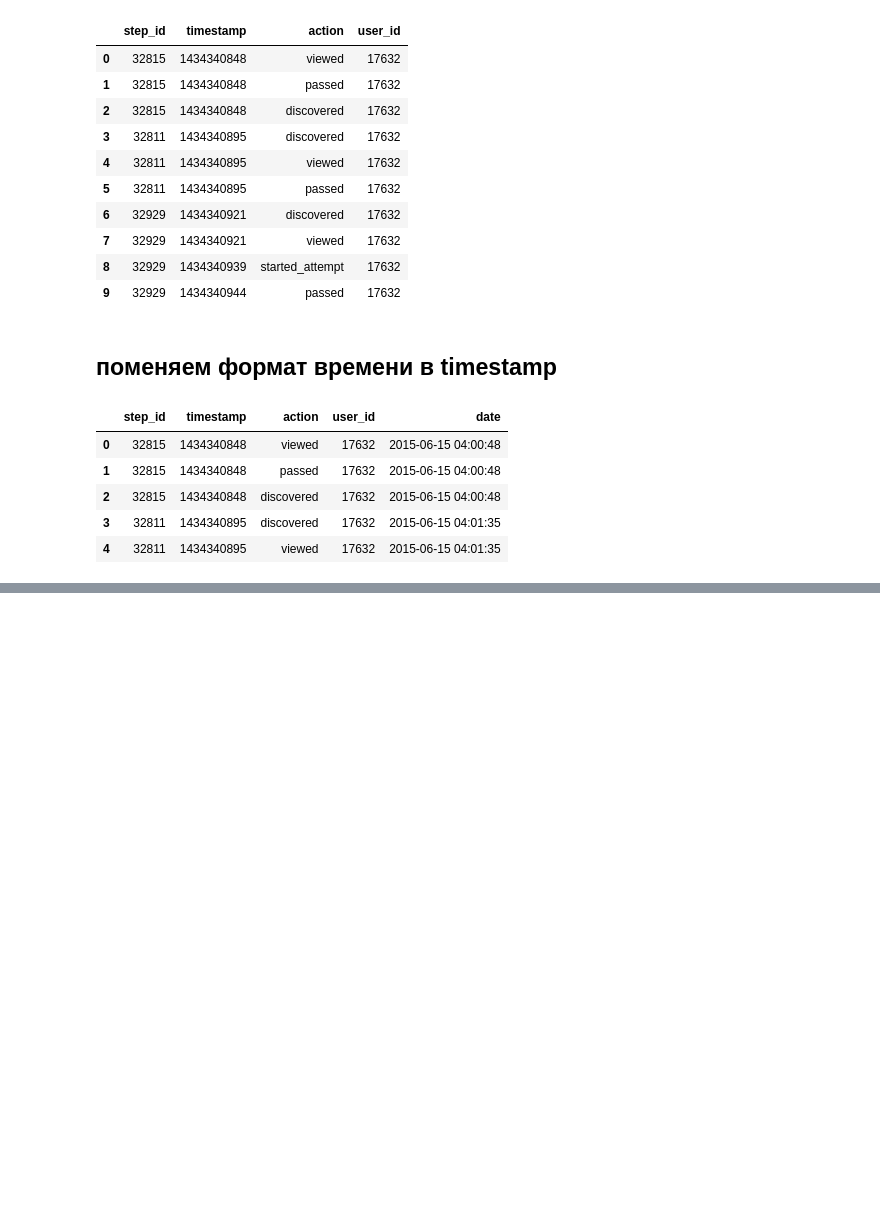
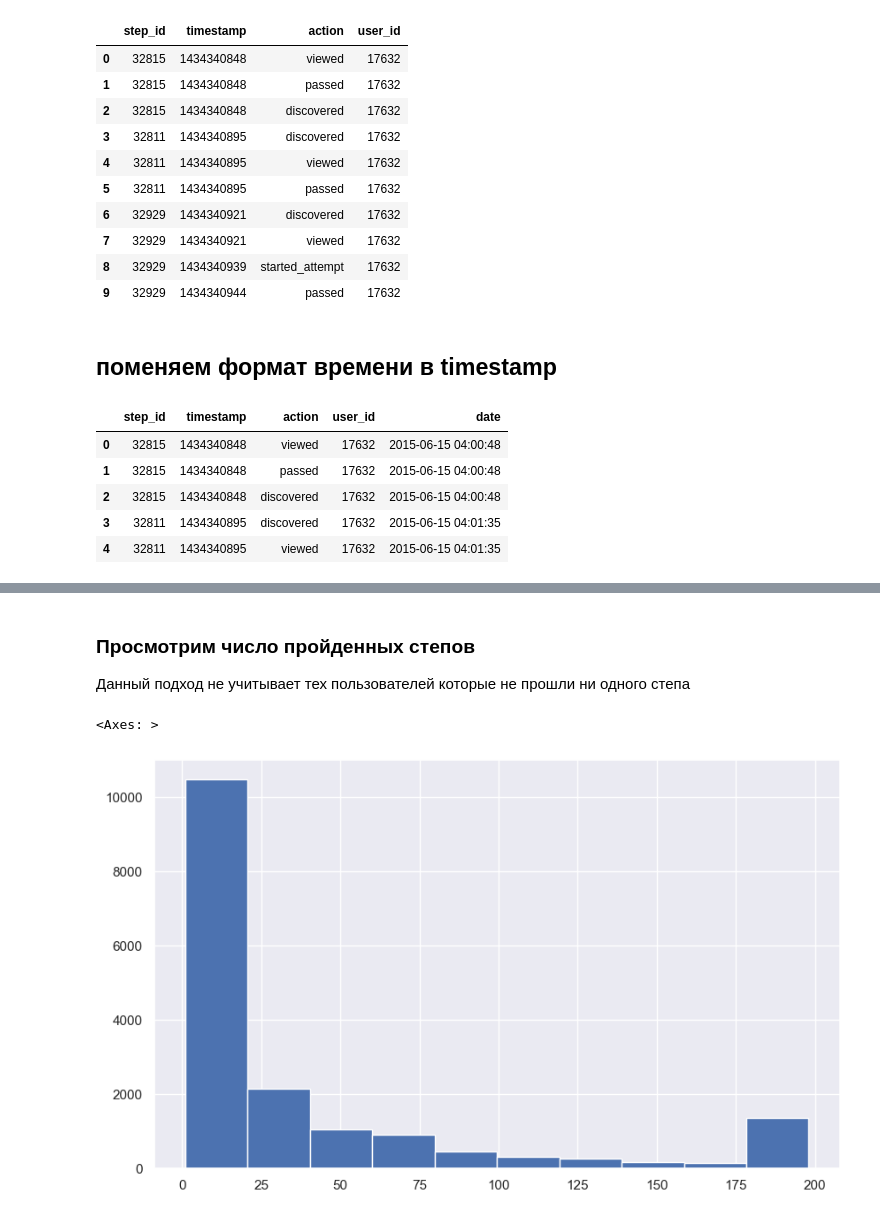
Before and after one commit to MaksimRaik/DataScience_stepik_users_analysis, a Jupyter notebook: first_notebook.ipynb, the cells around one changed output, grey strips where cells are left out. Drawn from its saved outputs; the diff is of its cells as text; code cells hidden in the pictures; blank space fills up the shorter version.

```diff
--- a/first_notebook.ipynb
+++ b/first_notebook.ipynb
@@ -35,0 +62,10 @@ events_data.head()
+# %% [markdown]
+### Просмотрим число пройденных степов
+
+Данный подход не учитывает тех пользователей которые не прошли ни одного степа
+# %%
+events_data[events_data.action == 'passed'].groupby('user_id').agg({'step_id': 'count'}, as_index = False)\
+.rename(columns = {'step_id': 'passed_steps'}).passed_steps.hist()
+# %% [output]
+<Axes: >
+[figure, added]
```
Also changed, not shown: parts of 7 cells of this notebook.
